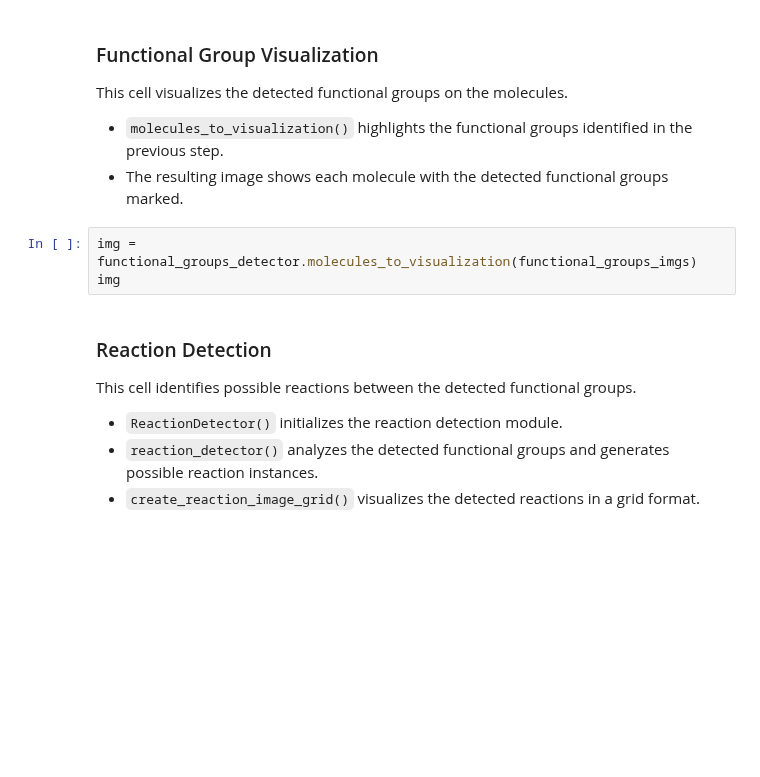
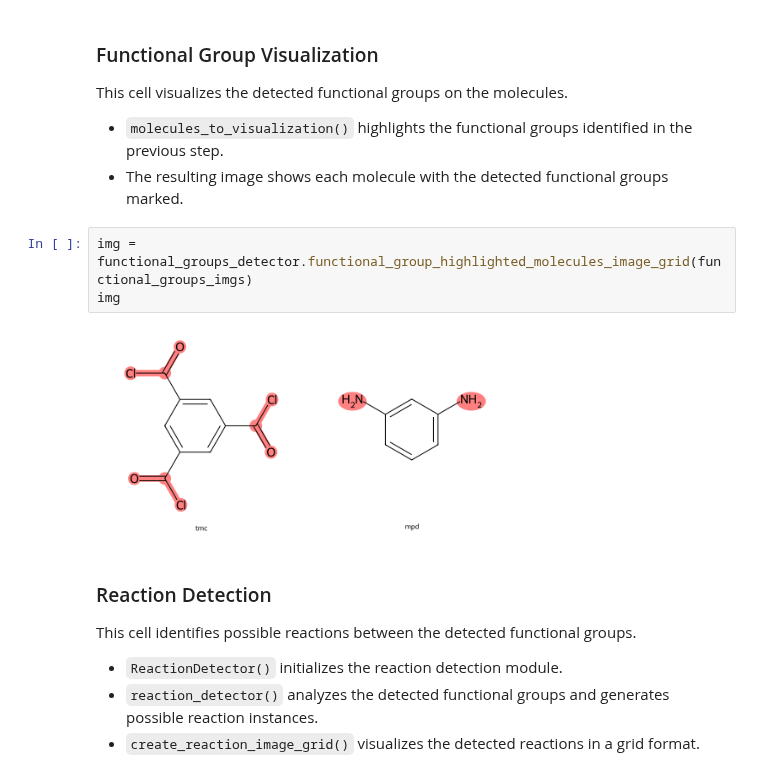
Before and after one commit to NanoCIPHER-Lab/AutoREACTER, a Jupyter notebook: examples/example_1.ipynb, the cells around one changed output. Saved outputs shown, nothing was run; the diff lists cells and outputs as text; blank space fills up the shorter version.

```diff
--- a/examples/example_1.ipynb
+++ b/examples/example_1.ipynb
@@ -87,8 +105,10 @@ This cell visualizes the detected functional groups on the molecules.
 - `molecules_to_visualization()` highlights the functional groups identified in the previous step.
 - The resulting image shows each molecule with the detected functional groups marked.
 # %%
-img = functional_groups_detector.molecules_to_visualization(functional_groups_imgs)
+img = functional_groups_detector.functional_group_highlighted_molecules_image_grid(functional_groups_imgs)
 img
+# %% [output]
+[figure, added]
 # %% [markdown]
 ### Reaction Detection
 
```
Also changed, not shown: parts of 11 cells of this notebook, 4 other files.
